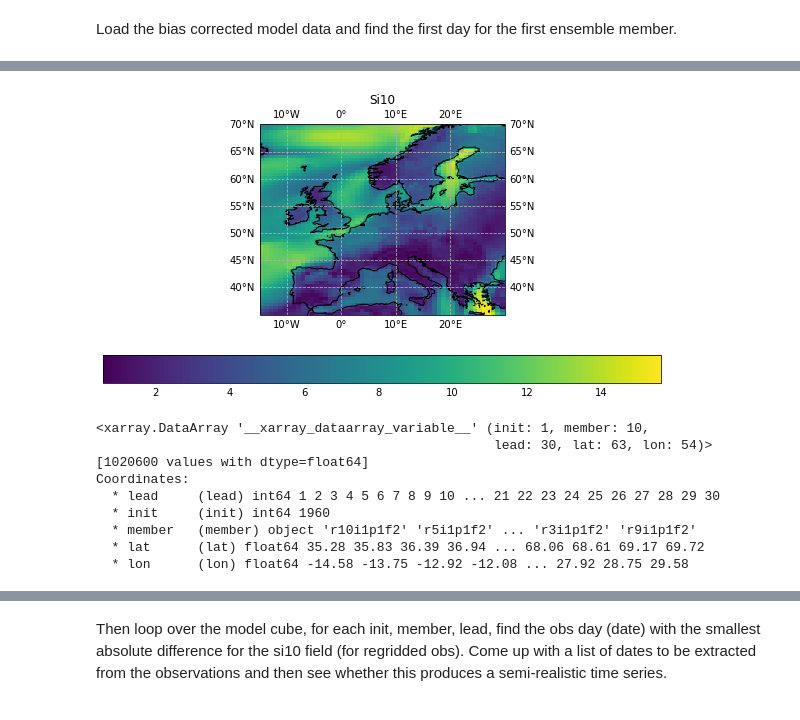
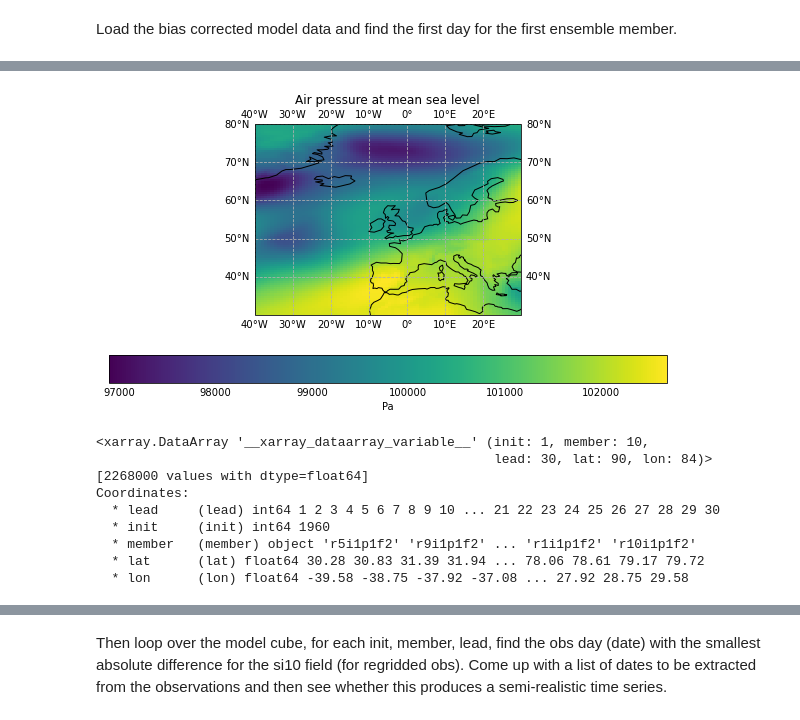
Before and after one commit to benhutchmet/unseen_multi_year, a Jupyter notebook: testing_model_analogs.ipynb, the cells around one changed output, grey strips where cells are left out. Cells and saved outputs as stored; diff of their text form; code cells hidden in the pictures.

```diff
--- a/testing_model_analogs.ipynb
+++ b/testing_model_analogs.ipynb
@@ -41,11 +41,11 @@ from functions import select_gridbox
 # Set up the path to the 10m wind speed data from ERA5
 # test with a shorter file
 ERA5_dir = "/gws/nopw/j04/canari/users/benhutch/ERA5"
-fname_test = "ERA5_wind_daily_1960_1965.nc"
+fname_test = "ERA5_msl_daily_1960_2020_daymean.nc" # msl data now
 
 # Set up the path to the model 10m wind speed data
 model_dir = "/work/scratch-nopw2/benhutch/test_nc/"
-fname_test_month = "sfcWind_bias_correction_HadGEM3-GC31-MM_lead1_month11_init1960-1960.nc"
+fname_test_month = "psl_bias_correction_HadGEM3-GC31-MM_lead1_month11_init1960-1960.nc"
 # %%
 # import dictionaries
 sys.path.append("/home/users/benhutch/unseen_functions")
@@ -178,8 +182,8 @@ Attributes:
 # %%
-# subset the observed data to the correct udicts.eu_grid_constrained
+# subset the observed data to the correct udicts.eu_grid
 obs_data = obs_data.sel(
-    longitude=slice(udicts.eu_grid_constrained["lon1"], udicts.eu_grid_constrained["lon2"]),
-    latitude=slice(udicts.eu_grid_constrained["lat2"], udicts.eu_grid_constrained["lat1"]),
+    longitude=slice(udicts.eu_grid["lon1"], udicts.eu_grid["lon2"]),
+    latitude=slice(udicts.eu_grid["lat2"], udicts.eu_grid["lat1"]),
 )
 # %%
 # plot the obs data
@@ -199,8 +203,8 @@ plt.show()
 # %%
-# subset the model data to the same udicts.eu_grid_constrained
+# subset the model data to the same udicts.eu_grid
 model_data = model_data.sel(
-    lon=slice(udicts.eu_grid_constrained["lon1"], udicts.eu_grid_constrained["lon2"]),
-    lat=slice(udicts.eu_grid_constrained["lat1"], udicts.eu_grid_constrained["lat2"]),
+    lon=slice(udicts.eu_grid["lon1"], udicts.eu_grid["lon2"]),
+    lat=slice(udicts.eu_grid["lat1"], udicts.eu_grid["lat2"]),
 )
 # %%
 model_data
@@ -278,23 +299,23 @@ import iris.plot as iplt
 import iris.quickplot as qplt
 # %%
 # select first time of iris cube
-obs_cube_regrid = obs_cube_regrid[0]
+obs_cube_regrid_first = obs_cube_regrid[0]
 # %%
 # plot the regridded obs data
 fig = plt.figure(figsize=(10, 5))
 
 ax = plt.axes(projection=ccrs.PlateCarree())
 # include coastlines
 ax.coastlines()
 
 # include the gridlines
 gl = ax.gridlines(crs=ccrs.PlateCarree(), draw_labels=True, linestyle="--")
 
 # plot the data
-qplt.pcolormesh(obs_cube_regrid, cmap='viridis')
+qplt.pcolormesh(obs_cube_regrid_first, cmap='viridis')
 plt.show()
 # %% [output]
-[figure, old version]
+[figure, new version]
 # %%
 # # set up the single file
 # single_file = "/badc/cmip6/data/CMIP6/DCPP/MOHC/HadGEM3-GC31-MM/dcppA-hindcast/s1960-r1i1p1f2/day/tas/gn/files/d20200417/tas_day_HadGEM3-GC31-MM_dcppA-hindcast_s1960-r1i1p1f2_gn_19601101-19601230.nc"
@@ -305,14 +326,14 @@ plt.show()
 model_data["__xarray_dataarray_variable__"]
 # %% [output]
 <xarray.DataArray '__xarray_dataarray_variable__' (init: 1, member: 10,
-                                                   lead: 30, lat: 63, lon: 54)>
-[1020600 values with dtype=float64]
+                                                   lead: 30, lat: 90, lon: 84)>
+[2268000 values with dtype=float64]
 Coordinates:
   * lead     (lead) int64 1 2 3 4 5 6 7 8 9 10 ... 21 22 23 24 25 26 27 28 29 30
   * init     (init) int64 1960
-  * member   (member) object 'r10i1p1f2' 'r5i1p1f2' ... 'r3i1p1f2' 'r9i1p1f2'
-  * lat      (lat) float64 35.28 35.83 36.39 36.94 ... 68.06 68.61 69.17 69.72
-  * lon      (lon) float64 -14.58 -13.75 -12.92 -12.08 ... 27.92 28.75 29.58
+  * member   (member) object 'r5i1p1f2' 'r9i1p1f2' ... 'r1i1p1f2' 'r10i1p1f2'
+  * lat      (lat) float64 30.28 30.83 31.39 31.94 ... 78.06 78.61 79.17 79.72
+  * lon      (lon) float64 -39.58 -38.75 -37.92 -37.08 ... 27.92 28.75 29.58
 # %%
 import re
 # %%
```
Also changed, not shown: parts of 42 cells of this notebook, 2 other files.
